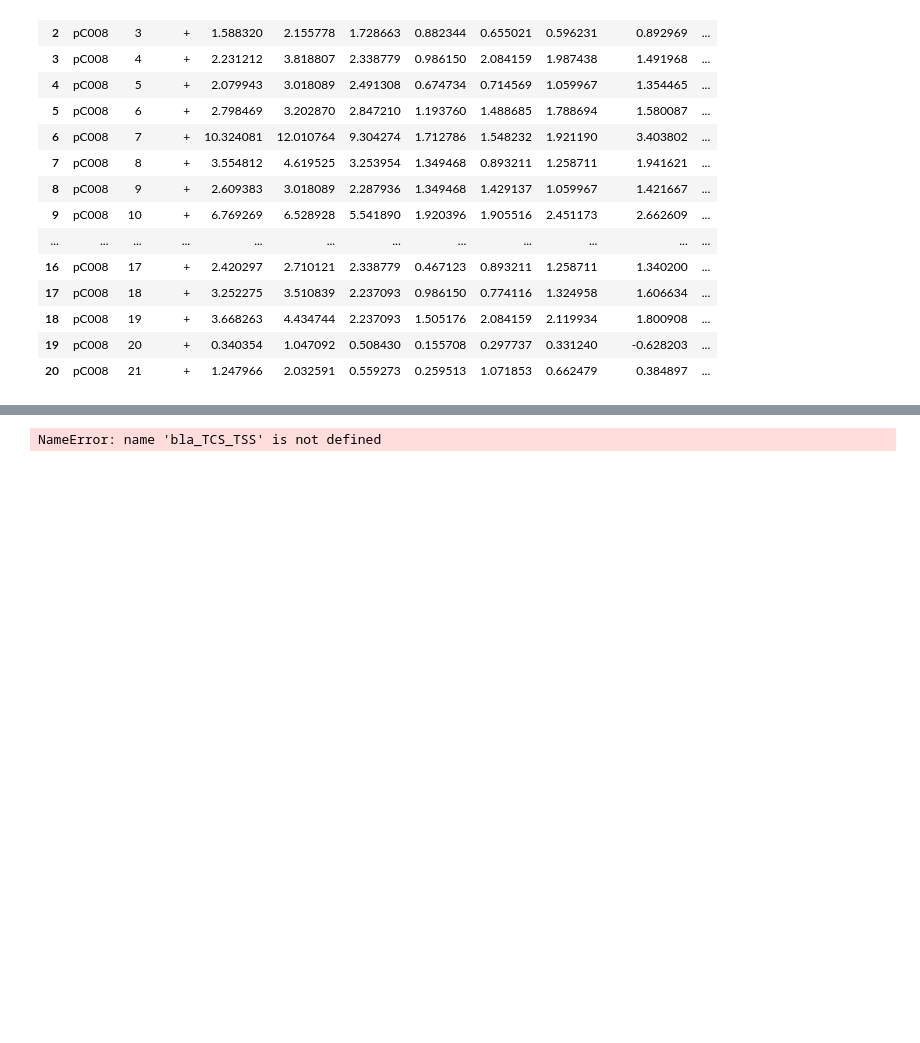
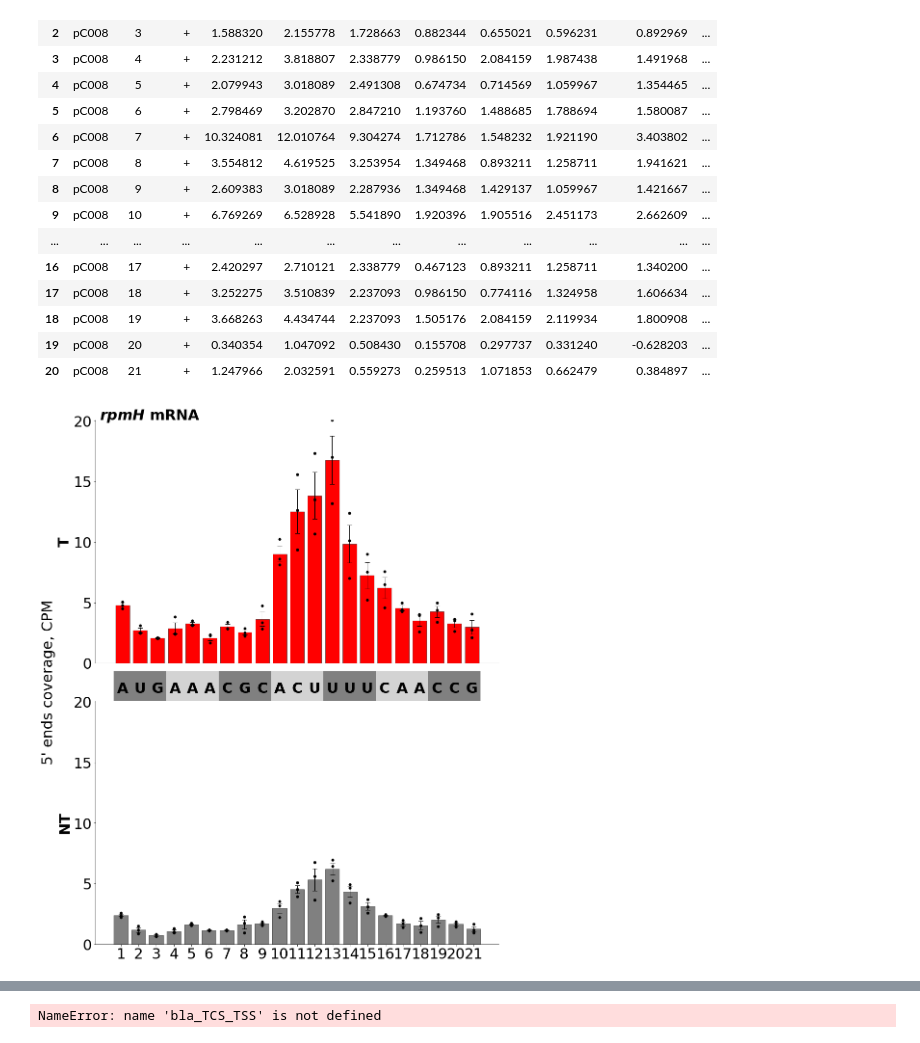
Before and after one commit to matveykolesnik/LshCas13a_RNA_cleavage, a Jupyter notebook: LshCas13a_d10LVM/Scripts/Ecd10LVM_mRNA_cleavage_examples.ipynb, the cells around one changed output, grey strips where cells are left out. Saved outputs shown, nothing was run; the diff lists cells and outputs as text; code cells hidden in the pictures; blank space fills up the shorter version.

```diff
--- a/LshCas13a_d10LVM/Scripts/Ecd10LVM_mRNA_cleavage_examples.ipynb
+++ b/LshCas13a_d10LVM/Scripts/Ecd10LVM_mRNA_cleavage_examples.ipynb
@@ -122,3 +122,21 @@ def draw_t_nt_barplot(tcs_df, t_subplot, nt_subplot, invisible_subplot, label, r
                                 position=(0.01, 0.95),
                                 horizontalalignment='left',
                                 transform=invisible_subplot.transAxes)
+# %%
+figure = plt.figure(figsize=(15,20))
+
+grid = plt.GridSpec(10, 1, wspace=0.2, hspace=2)
+
+rpmH_TCS_t_plot = figure.add_subplot(grid[0:5, 0:1])
+rpmH_TCS_nt_plot = figure.add_subplot(grid[5:10, 0:1])
+rpmH_TCS_invisible_plot = figure.add_subplot(grid[0:10, 0:1], frameon=False)
+
+draw_t_nt_barplot(rpmH_TCS_df,
+                  t_subplot=rpmH_TCS_t_plot,
+                  nt_subplot=rpmH_TCS_nt_plot,
+                  invisible_subplot=rpmH_TCS_invisible_plot,
+                  label="$\mathbf{rpmH}$ mRNA", rlen=3)
+
+figure.savefig("Results/Pictures/Ecd10LVM_rpmH_N5E_coverage.png", dpi=200)
+# %% [output]
+[figure, added]
```
Also changed, not shown: parts of 4 cells of this notebook, 4 other files.
